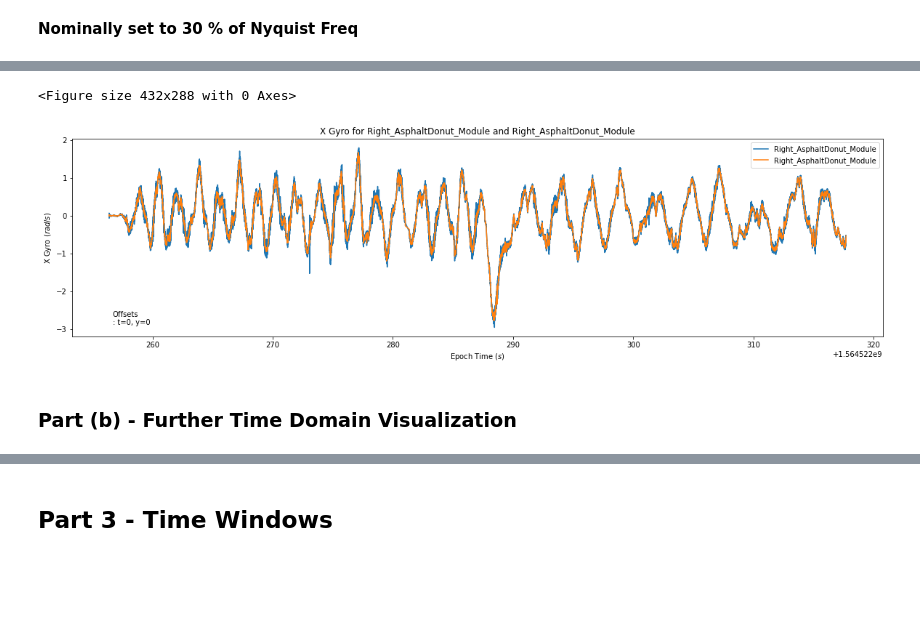
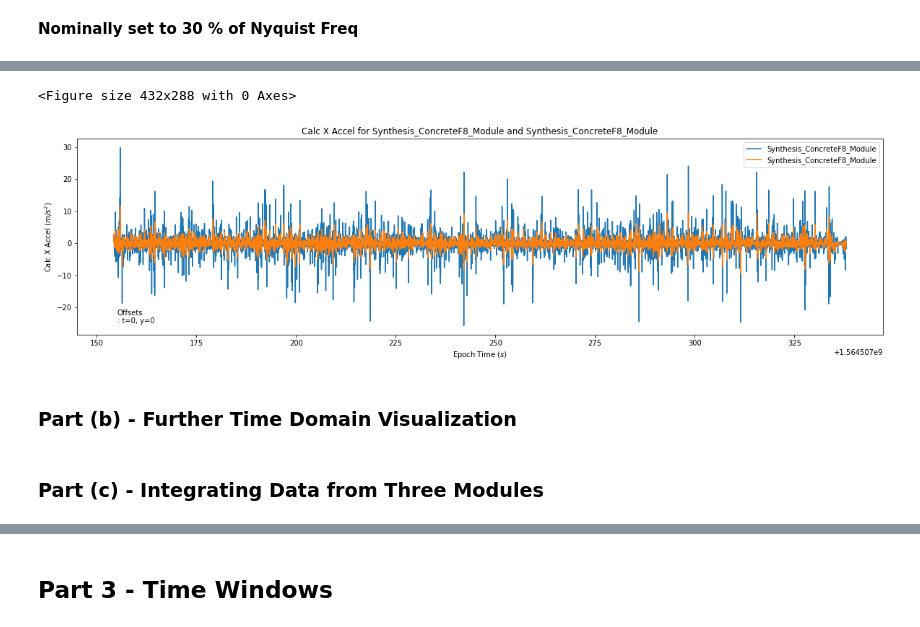
Before and after one commit to KeenanMcConkey/Wheelchair-Terrain-Classification, a Jupyter notebook: TerrainClassification-KeenanManualData.ipynb, the cells around one changed output, grey strips where cells are left out. Drawn from its saved outputs; the diff is of its cells as text; code cells hidden in the pictures; blank space fills up the shorter version.

```diff
--- a/TerrainClassification-KeenanManualData.ipynb
+++ b/TerrainClassification-KeenanManualData.ipynb
@@ -136,10 +140,17 @@ for dataset_path in dataset_paths:
 
     # Trim edges to account for start and end time
     STARTUP_THRESH = 2.0
+
+    # Different axes to check threshold for synthesis data
+    if 'Synthesis' in dataset_label:
+        thresh_axes = 'Calc X Accel'
+    else:
+        thresh_axes = 'Z Accel'
+
     # First instance above threshold
-    start_index = dataset[dataset['Z Accel'] > STARTUP_THRESH].index[0]
+    start_index = dataset[dataset[thresh_axes] > STARTUP_THRESH].index[0]
     # Last instance above threshold
-    stop_index = dataset[dataset['Z Accel'] > STARTUP_THRESH].index[-1]
+    stop_index = dataset[dataset[thresh_axes] > STARTUP_THRESH].index[-1]
 
     dataset = dataset[start_index:stop_index]
 
@@ -390,0 +430,9 @@ Shape of first dataset: (20330, 8)
+# %%
+def get_n_data_col(label):
+    if 'Synthesis' in label:
+        n_col = 3
+    elif 'Left' in label or 'Right' in label or 'Middle' in label:
+        n_col = 6
+    else:
+        raise Exception('Unknown label format')
+    return n_col
@@ -391,18 +447,2 @@ Shape of first dataset: (20330, 8)
 # %% [markdown]
 **Nominally set to 30 % of Nyquist Freq**
-# %%
-'''Get relevant frequencies for given label based on whether its a frame or wheel dataset'''
-def get_frequencies(label):
-    # Sampling frequency (and thus cutoff frequency) varies between frame and wheel modules
-    if 'Left' in label or 'Right' in label:
-        f_samp = 333.3 # Sampling frequency
-        f_low = 60 # Low pass cutoff frequency
-        f_high = 1 # High pass cutoff frequency
-    elif 'Middle' in label:
-        f_samp = 300 # Sampling frequency
-        f_low = 55 # Low pass cutoff frequency
-        f_high = 1 # High pass cutoaff frequency
-    else:
-        raise Exception('Unknown label format')
-
-    return f_samp, f_low, f_high
@@ -440,9 +462,12 @@ for label, raw_dataset in raw_datasets.items():
     # Get Butterworth filter parameters
     b_butter, a_butter = signal.butter(N=4, Wn=w_low, btype='low')
 
+    # Number of columns containing data
+    n_data_col = get_n_data_col(label)
+
     # Filter all the data columns
     dataset = np.copy(raw_dataset)
-    for i in range(N_DATA_COL):
+    for i in range(n_data_col):
         dataset[:, i] = signal.filtfilt(b_butter, a_butter, raw_dataset[:, i])
 
     datasets.update({label: dataset})
@@ -481,10 +506,10 @@ np_to_pd(datasets, windowed=False)[dataset_labels[0]].head()
 # %%
 # Again compare filtered and unfiltered data
 dataset_compare(np_to_pd(raw_datasets), dataset_labels[0],
-                np_to_pd(datasets), dataset_labels[0], 'X Gyro')
+                np_to_pd(datasets), dataset_labels[0], 'Calc X Accel')
 # %% [output]
 <Figure size 432x288 with 0 Axes>
-[figure, old version]
+[figure, new version]
 # %% [markdown]
 ### Part (b) - Further Time Domain Visualization
 # %%
@@ -520,3 +545,5 @@ def gyro_compare(dataset, label, xlim=None):
     plt.show()
 # %%
 #gyro_compare(np_to_pd(datasets), 'ConcreteDonutKevin_Module', xlim=(20, 40))
+# %% [markdown]
+### Part (c) - Integrating Data from Three Modules
```
Also changed, not shown: parts of 247 cells of this notebook, 35 other files.
